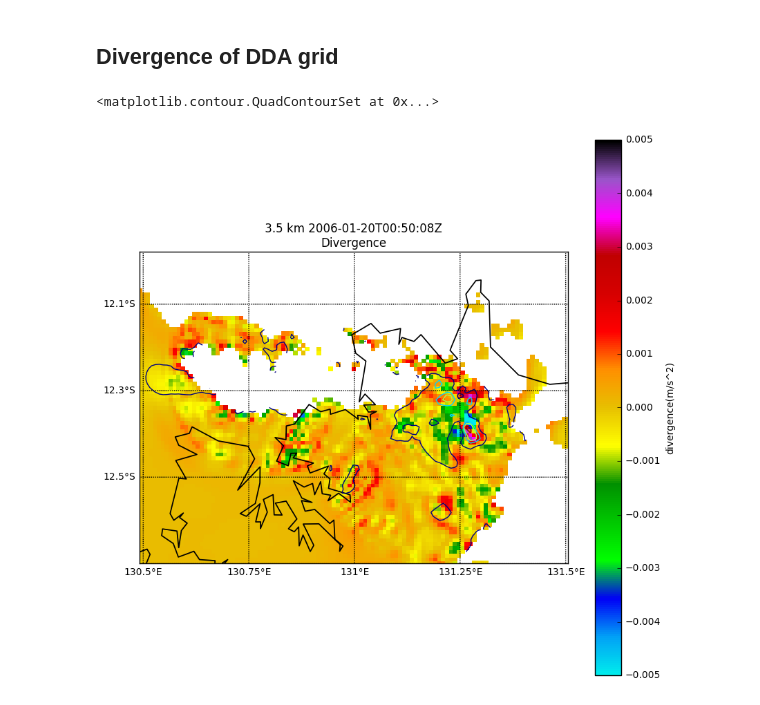
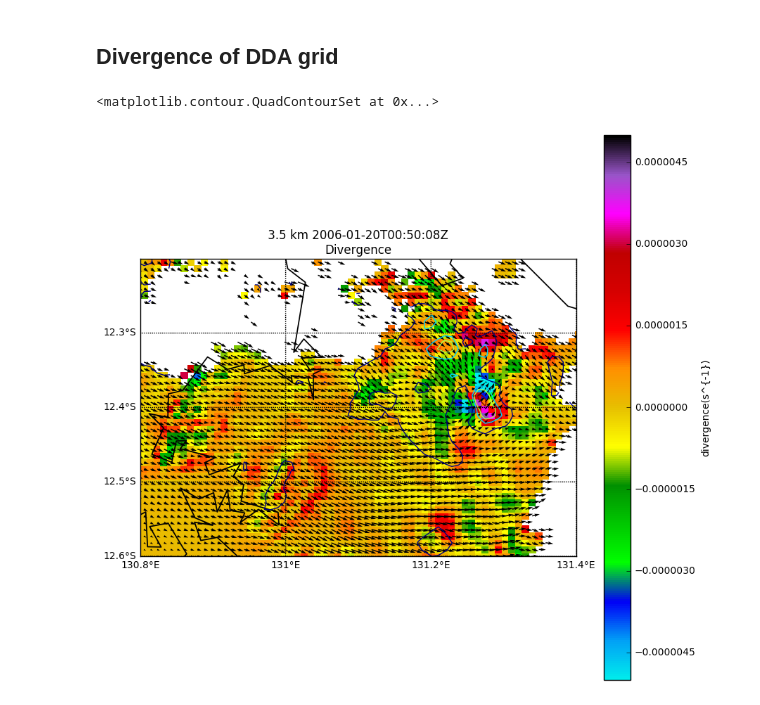
Before and after one commit to rcjackson/cmdv-rrm-anl, a Jupyter notebook: notebooks/Divergence.ipynb, the cells around one changed output. Drawn from its saved outputs; the diff is of its cells as text; code cells hidden in the pictures.

Commit message:
FIX: Units on divergence notebook

```diff
--- a/notebooks/Divergence.ipynb
+++ b/notebooks/Divergence.ipynb
@@ -15,27 +15,32 @@ u = pyart_grid.fields['eastward_wind']['data']
 v = pyart_grid.fields['northward_wind']['data']
 w = pyart_grid.fields['upward_air_velocity']['data']
 # %%
-divergence = np.gradient(u, axis=2)/1000 + np.gradient(v, axis=1)/1000
+divergence = np.gradient(u, 1e6, axis=2) + np.gradient(v, 1e6, axis=1)
 divergence_dict = {'data': divergence,
                    'long_name': 'divergence',
-                   'units': 'm/s^2',
+                   'units': 's^{-1}',
                    '_FillValue': -32768.0}
 pyart_grid.add_field('divergence', divergence_dict, replace_existing=True)
 # %%
 level = 6
 plt.figure(figsize=(10,10))
 CPOLGridDisplay = pyart.graph.GridMapDisplay(pyart_grid)
-CPOLGridDisplay.plot_basemap(min_lat=-12.75, max_lat=-12,
-                             min_lon=130.5, max_lon=131.5,
-                             lat_lines=[-12.7, -12.5, -12.3, -12.1, -11.9],
-                             lon_lines=[130.5, 130.75, 131.0, 131.25, 131.5],
+CPOLGridDisplay.plot_basemap(min_lat=-12.6, max_lat=-12.2,
+                             min_lon=130.8, max_lon=131.4,
+                             auto_range=False,
+                             lat_lines=[-12.6, -12.5, -12.4, -12.3, -12.2],
+                             lon_lines=[130.8, 131.0, 131.2, 131.4],
                              resolution='i')
-CPOLGridDisplay.plot_grid('divergence', level, vmin=-5e-3, vmax=5e-3,
+CPOLGridDisplay.plot_grid('divergence', level, vmin=-5e-6, vmax=5e-6,
                           cmap=pyart.graph.cm.NWSRef)
+CPOLGridDisplay.basemap.quiver(lons, lats,
+                               u[level], v[level],
+                               scale=600,
+                               latlon='True')
 lons, lats = pyart_grid.get_point_longitude_latitude(level=level)
 CPOLGridDisplay.basemap.contour(lons, lats,
                                 w[level], latlon='True',
                                 levels=[1, 4, 6, 10])
 # %% [output]
 <matplotlib.contour.QuadContourSet at 0x...>
-[figure, old version]
+[figure, new version]
```
